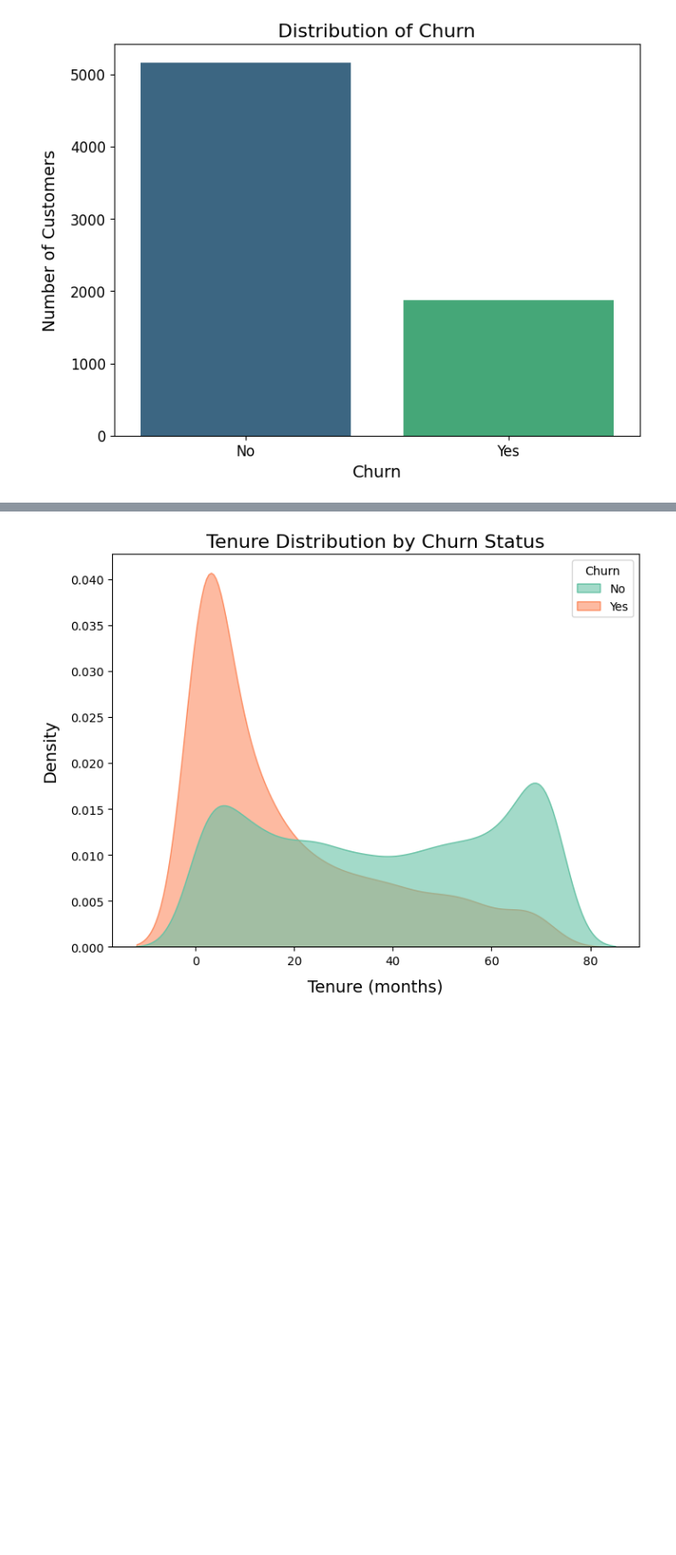
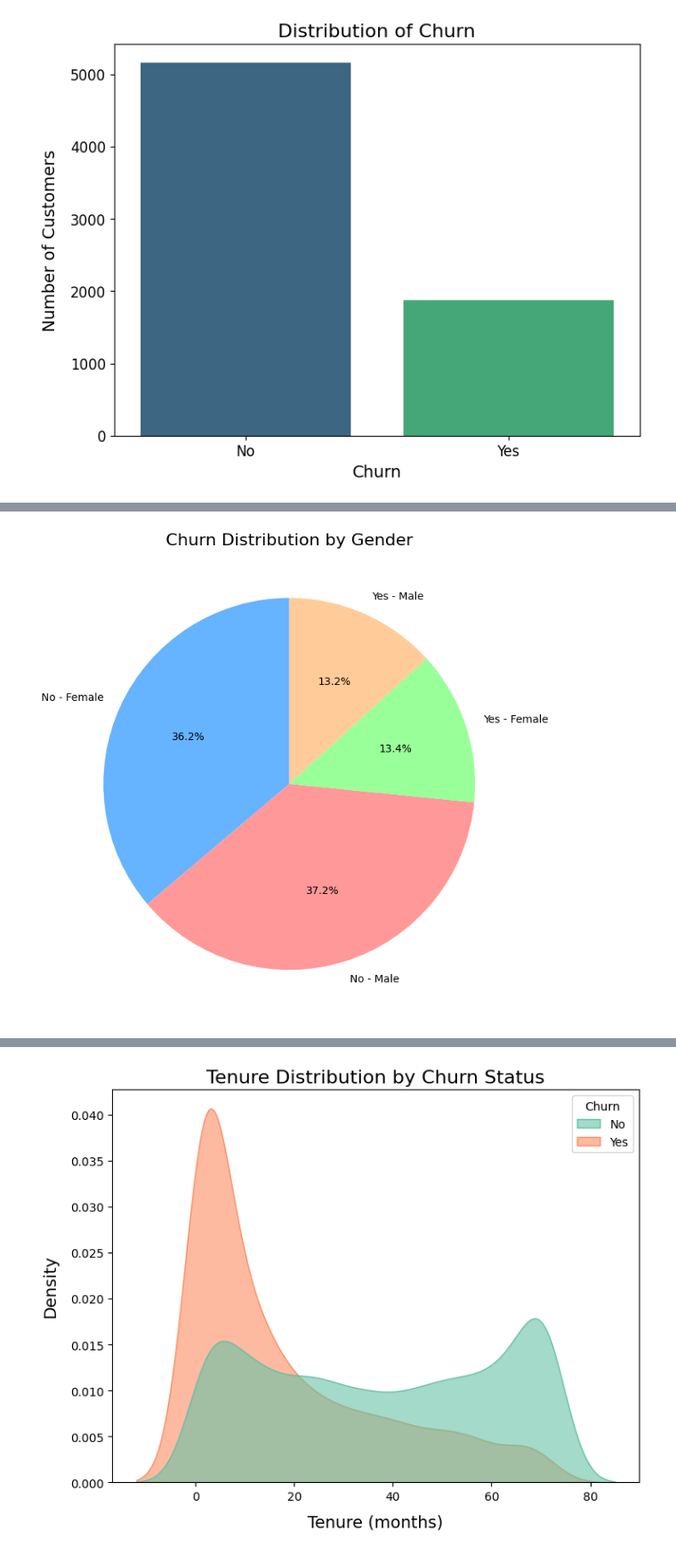
Before and after one commit to CoderCnc/ChurnPrediction, a Jupyter notebook: code.ipynb, the cells around one changed output, grey strips where cells are left out. Shown: that part at 89% size. Drawn from its saved outputs; the diff is of its cells as text; code cells hidden in the pictures; blank space fills up the shorter version.

```diff
--- a/code.ipynb
+++ b/code.ipynb
@@ -230,0 +238,3 @@ plt.show()
+# %%
+# Let's create a combined DataFrame to see the counts of churn by gender
+gender_churn_counts = df.groupby(['Churn', 'gender']).size().reset_index(name='counts')
@@ -230,0 +249,12 @@ plt.show()
+# %%
+# Combine labels for Churn and Gender
+gender_churn_counts['label'] = gender_churn_counts['Churn'] + ' - ' + gender_churn_counts['gender']
+# %%
+# Pie chart for Churn distribution among genders
+plt.figure(figsize=(8, 8))
+plt.pie(gender_churn_counts['counts'], labels=gender_churn_counts['label'], autopct='%1.1f%%',
+        startangle=90, colors=['#66b3ff', '#ff9999', '#99ff99', '#ffcc99'])
+plt.title('Churn Distribution by Gender', fontsize=16)
+plt.show()
+# %% [output]
+[figure, added]
```
Also changed, not shown: parts of 33 cells of this notebook.
